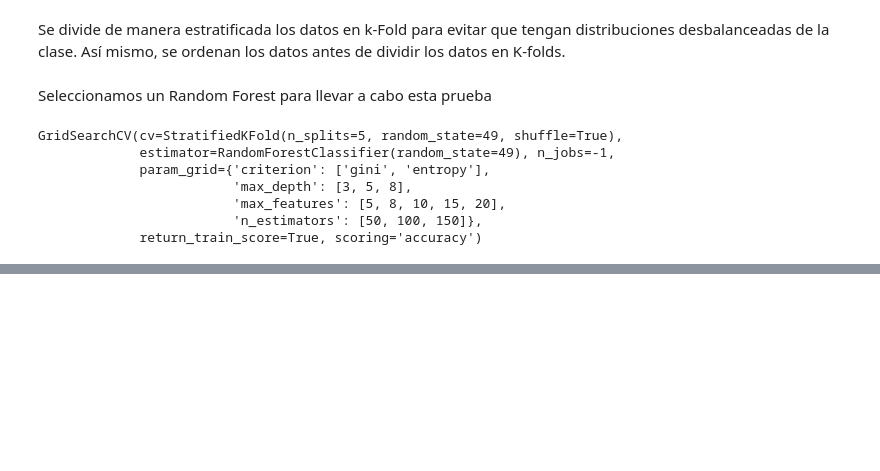
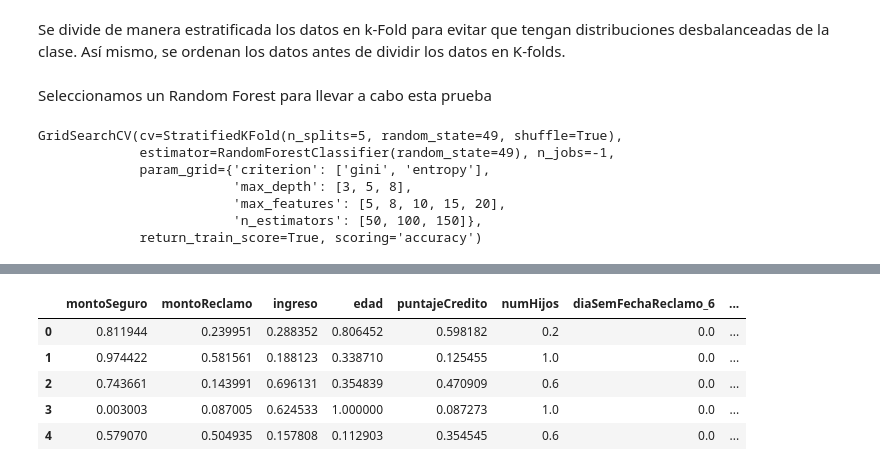
Before and after one commit to larenwell/ds-ml-insurance-claim-challenge, a Jupyter notebook: code/solution.ipynb, the cells around one changed output, grey strips where cells are left out. Cells and saved outputs as stored; diff of their text form; code cells hidden in the pictures; blank space fills up the shorter version.

```diff
--- a/code/solution.ipynb
+++ b/code/solution.ipynb
@@ -1157,0 +1273,15 @@ Mejores hiperparámetros encontrados (cv)
+# %%
+#scaler = StandardScaler()
+scaler = MinMaxScaler()
+
+X_train_standar = pd.DataFrame(scaler.fit_transform(X_train_new), columns = X_train_new.columns.tolist())
+X_test_standar = pd.DataFrame(scaler.fit_transform(X_test_new), columns = X_test_new.columns.tolist())
+
+X_train_standar.head()
+# %% [output]
+|  | montoSeguro | montoReclamo | ingreso | edad | puntajeCredito | numHijos | diaSemFechaReclamo_6 | ... |
+| 0 | 0.811944 | 0.239951 | 0.288352 | 0.806452 | 0.598182 | 0.2 | 0.0 | ... |
+| 1 | 0.974422 | 0.581561 | 0.188123 | 0.338710 | 0.125455 | 1.0 | 0.0 | ... |
+| 2 | 0.743661 | 0.143991 | 0.696131 | 0.354839 | 0.470909 | 0.6 | 0.0 | ... |
+| 3 | 0.003003 | 0.087005 | 0.624533 | 1.000000 | 0.087273 | 1.0 | 0.0 | ... |
+| 4 | 0.579070 | 0.504935 | 0.157808 | 0.112903 | 0.354545 | 0.6 | 0.0 | ... |
```
Also changed, not shown: parts of 59 cells of this notebook.
